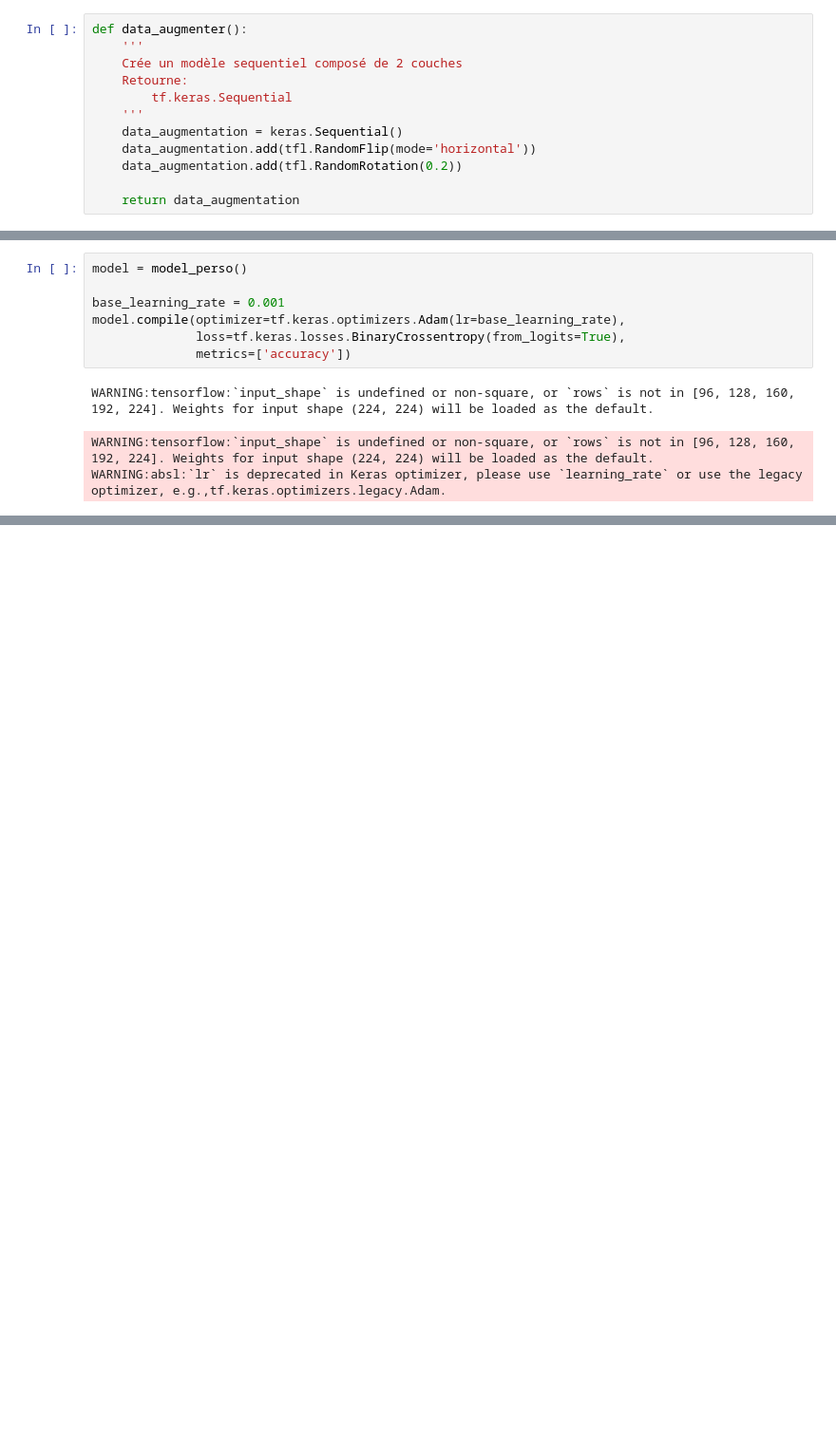
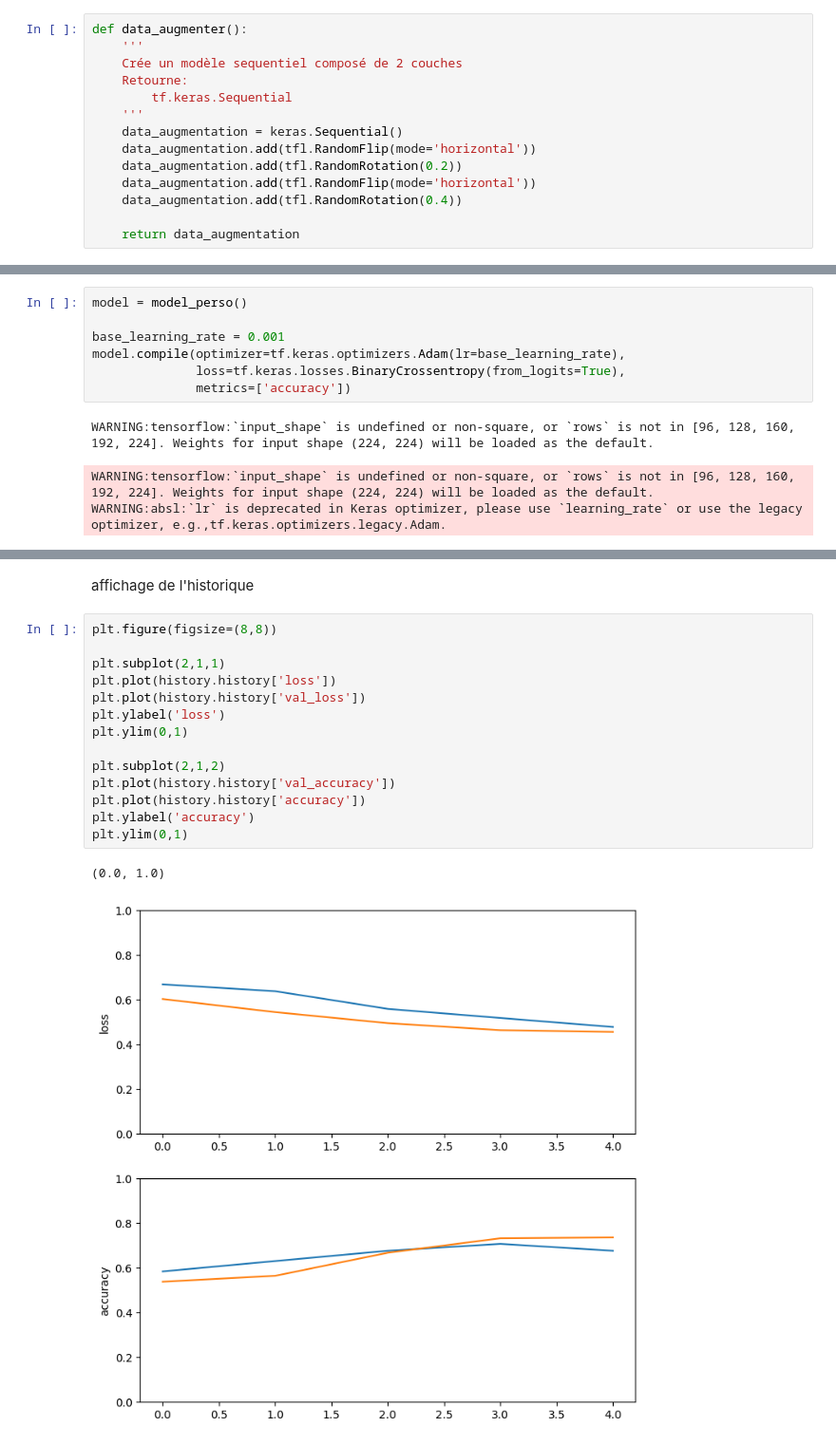
Before and after one commit to Robin-dvn/CNN-sandbox, a Jupyter notebook: CNN_lamas/Lama_notebook.ipynb, the cells around one changed output, grey strips where cells are left out. Shown at 95% size. Cells and saved outputs as stored; diff of their text form; blank space fills up the shorter version.

```diff
--- a/CNN_lamas/Lama_notebook.ipynb
+++ b/CNN_lamas/Lama_notebook.ipynb
@@ -55,6 +55,8 @@ def data_augmenter():
     data_augmentation = keras.Sequential()
     data_augmentation.add(tfl.RandomFlip(mode='horizontal'))
     data_augmentation.add(tfl.RandomRotation(0.2))
+    data_augmentation.add(tfl.RandomFlip(mode='horizontal'))
+    data_augmentation.add(tfl.RandomRotation(0.4))
 
     return data_augmentation
 # %% [markdown]
@@ -145,0 +148,19 @@ Epoch 5/5
+# %% [markdown]
+affichage de l'historique
+# %%
+plt.figure(figsize=(8,8))
+
+plt.subplot(2,1,1)
+plt.plot(history.history['loss'])
+plt.plot(history.history['val_loss'])
+plt.ylabel('loss')
+plt.ylim(0,1)
+
+plt.subplot(2,1,2)
+plt.plot(history.history['val_accuracy'])
+plt.plot(history.history['accuracy'])
+plt.ylabel('accuracy')
+plt.ylim(0,1)
+# %% [output]
+(0.0, 1.0)
+[figure, added]
```
Also changed, not shown: parts of 5 cells of this notebook.
